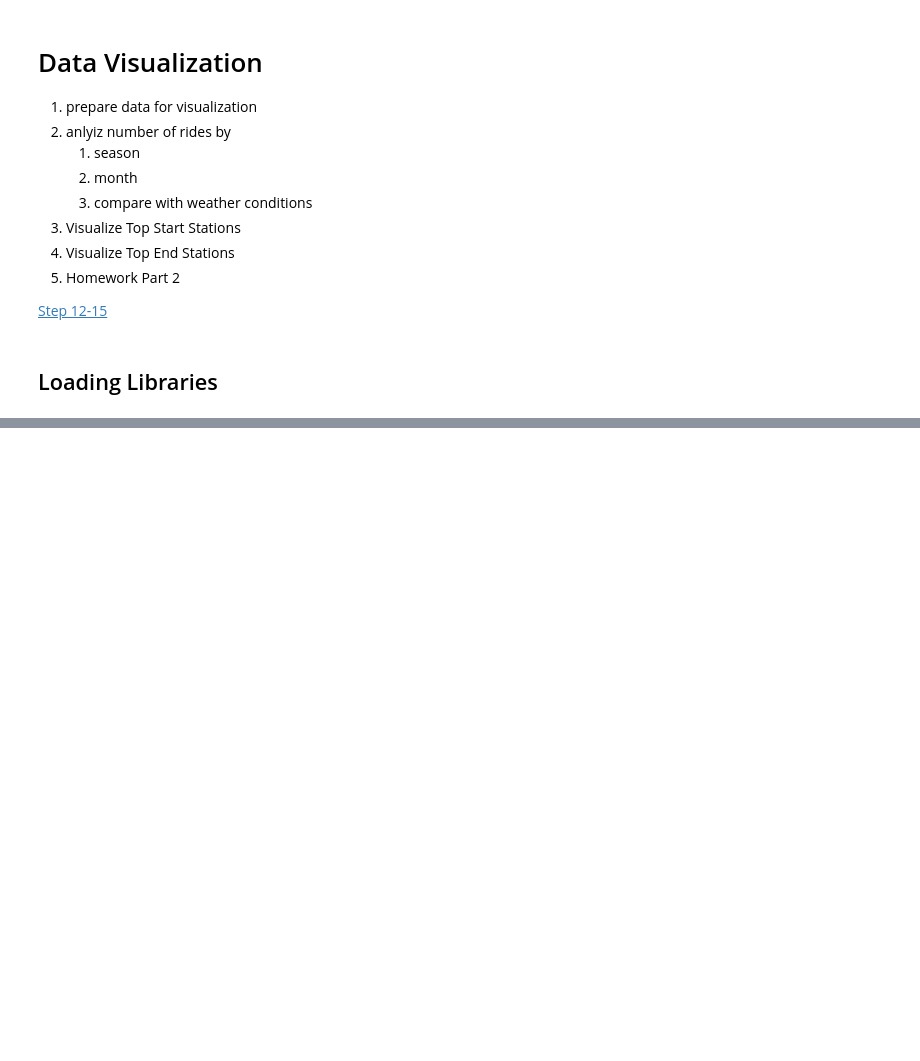
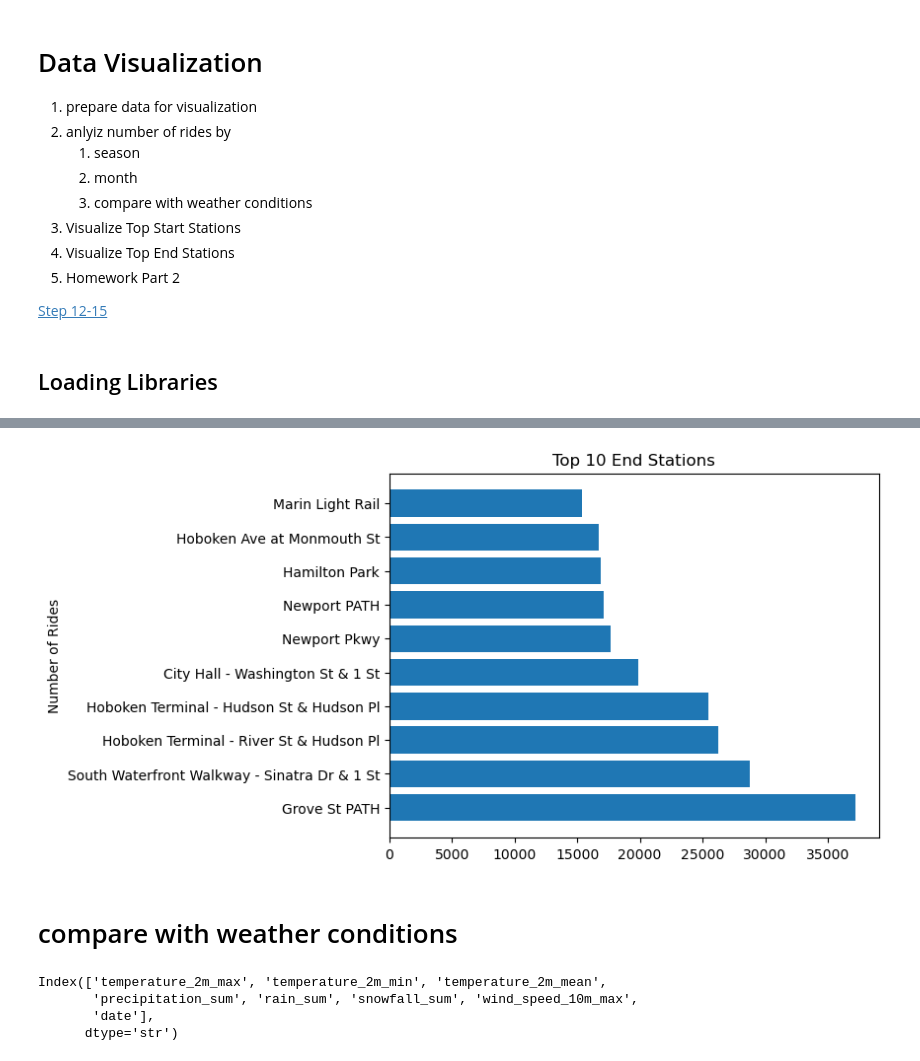
Before and after one commit to Anck0r/citibike, a Jupyter notebook: notebooks/4_Data_Visualization.ipynb, the cells around one changed output, grey strips where cells are left out. Saved outputs shown, nothing was run; the diff lists cells and outputs as text; code cells hidden in the pictures; blank space fills up the shorter version.

```diff
--- a/notebooks/4_Data_Visualization.ipynb
+++ b/notebooks/4_Data_Visualization.ipynb
@@ -67,0 +156,3 @@ OUTPUT_DIR = "../data/citibike/"
+# %%
+best_end = df_citibike.groupby("end_station_name")["ride_id"].count().sort_values(ascending=False).head(10)
+best_start
@@ -67,0 +172,18 @@ OUTPUT_DIR = "../data/citibike/"
+# %%
+plt.figure()
+plt.barh(best_end.index, best_end.values)
+plt.title("Top 10 End Stations")
+plt.ylabel("Number of Rides")
+plt.show()
+# %% [output]
+[figure, added]
+# %% [markdown]
+# compare with weather conditions
+# %%
+weather_df = pd.read_csv("../data/citibike/JC/jersey_weather_2022.csv")
+weather_df.columns
+# %% [output]
+Index(['temperature_2m_max', 'temperature_2m_min', 'temperature_2m_mean',
+       'precipitation_sum', 'rain_sum', 'snowfall_sum', 'wind_speed_10m_max',
+       'date'],
+      dtype='str')
```
Also changed, not shown: parts of 27 cells of this notebook, 4 other files.
